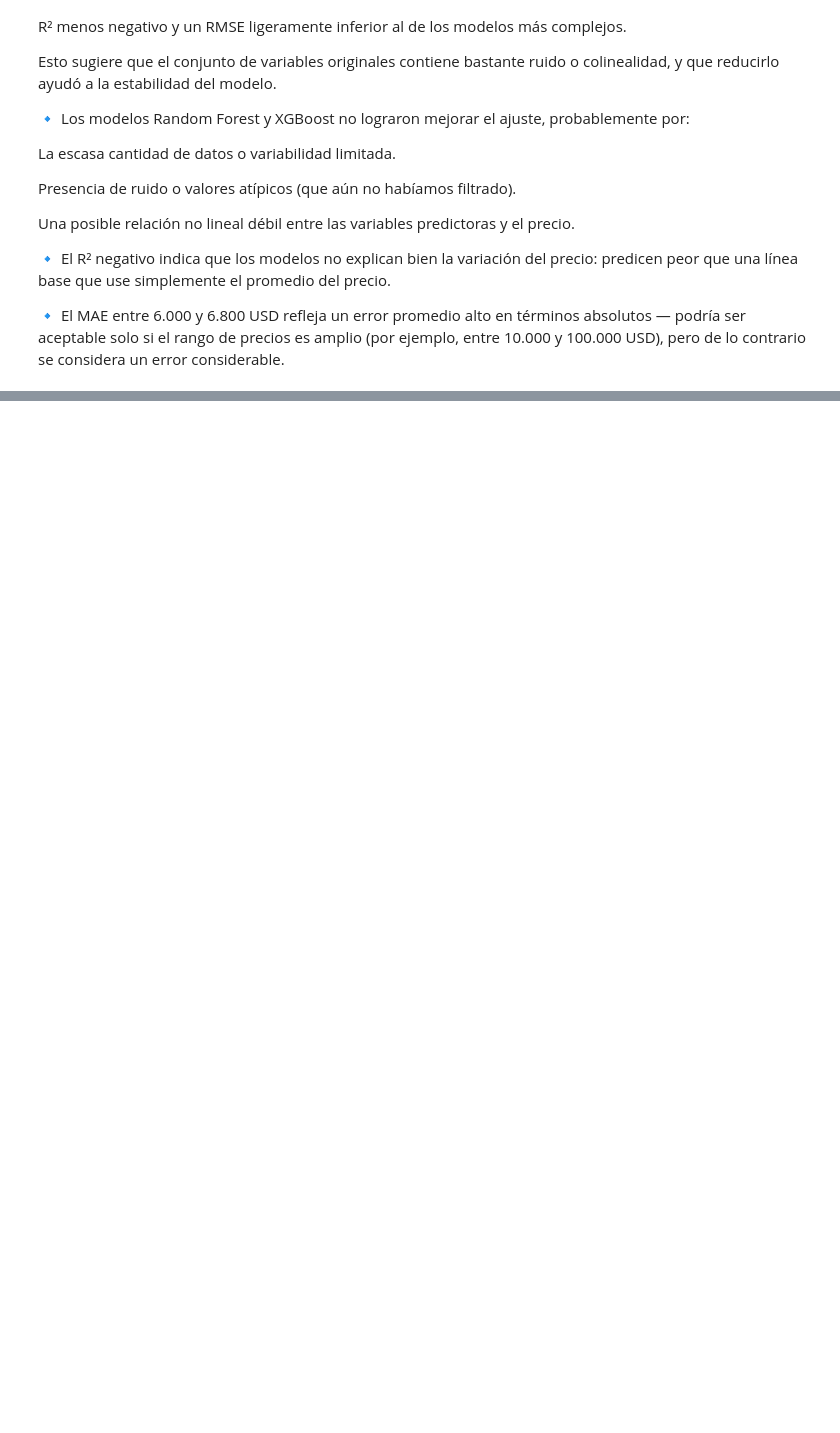
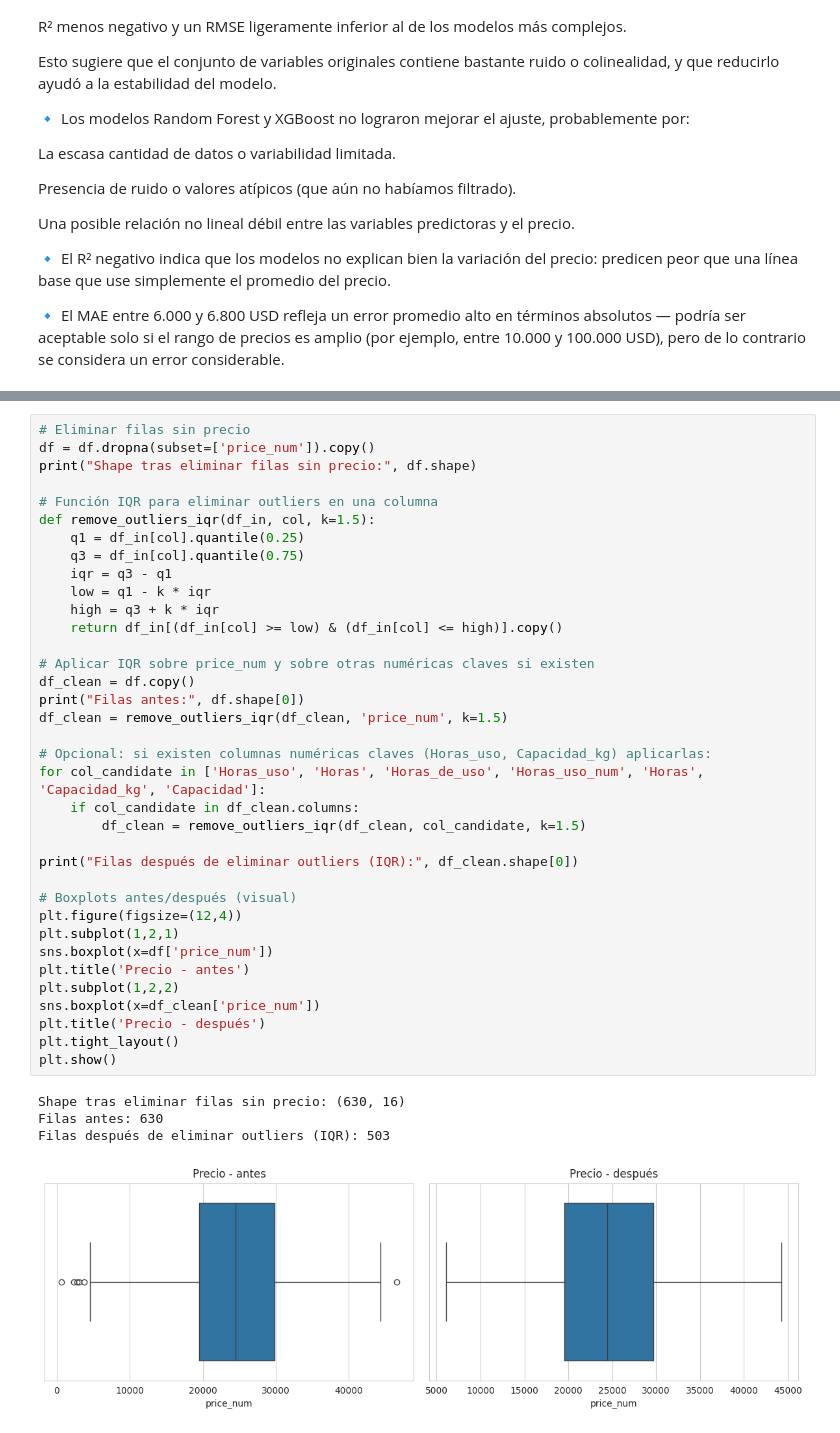
Before and after one commit to ameschini2206/Segunda-Entrega, a Jupyter notebook: ProyectoDS_ParteI_Alejandro_Meschini p2.ipynb, the cells around one changed output, grey strips where cells are left out. Drawn from its saved outputs; the diff is of its cells as text; blank space fills up the shorter version.

```diff
--- a/ProyectoDS_ParteI_Alejandro_Meschini p2.ipynb
+++ b/ProyectoDS_ParteI_Alejandro_Meschini p2.ipynb
@@ -685,0 +719,41 @@ Una posible relación no lineal débil entre las variables predictoras y el prec
+# %%
+# Eliminar filas sin precio
+df = df.dropna(subset=['price_num']).copy()
+print("Shape tras eliminar filas sin precio:", df.shape)
+
+# Función IQR para eliminar outliers en una columna
+def remove_outliers_iqr(df_in, col, k=1.5):
+    q1 = df_in[col].quantile(0.25)
+    q3 = df_in[col].quantile(0.75)
+    iqr = q3 - q1
+    low = q1 - k * iqr
+    high = q3 + k * iqr
+    return df_in[(df_in[col] >= low) & (df_in[col] <= high)].copy()
+
+# Aplicar IQR sobre price_num y sobre otras numéricas claves si existen
+df_clean = df.copy()
+print("Filas antes:", df.shape[0])
+df_clean = remove_outliers_iqr(df_clean, 'price_num', k=1.5)
+
+# Opcional: si existen columnas numéricas claves (Horas_uso, Capacidad_kg) aplicarlas:
+for col_candidate in ['Horas_uso', 'Horas', 'Horas_de_uso', 'Horas_uso_num', 'Horas', 'Capacidad_kg', 'Capacidad']:
+    if col_candidate in df_clean.columns:
+        df_clean = remove_outliers_iqr(df_clean, col_candidate, k=1.5)
+
+print("Filas después de eliminar outliers (IQR):", df_clean.shape[0])
+
+# Boxplots antes/después (visual)
+plt.figure(figsize=(12,4))
+plt.subplot(1,2,1)
+sns.boxplot(x=df['price_num'])
+plt.title('Precio - antes')
+plt.subplot(1,2,2)
+sns.boxplot(x=df_clean['price_num'])
+plt.title('Precio - después')
+plt.tight_layout()
+plt.show()
+# %% [output]
+Shape tras eliminar filas sin precio: (630, 16)
+Filas antes: 630
+Filas después de eliminar outliers (IQR): 503
+[figure, added]
```
Also changed, not shown: parts of 9 cells of this notebook.
